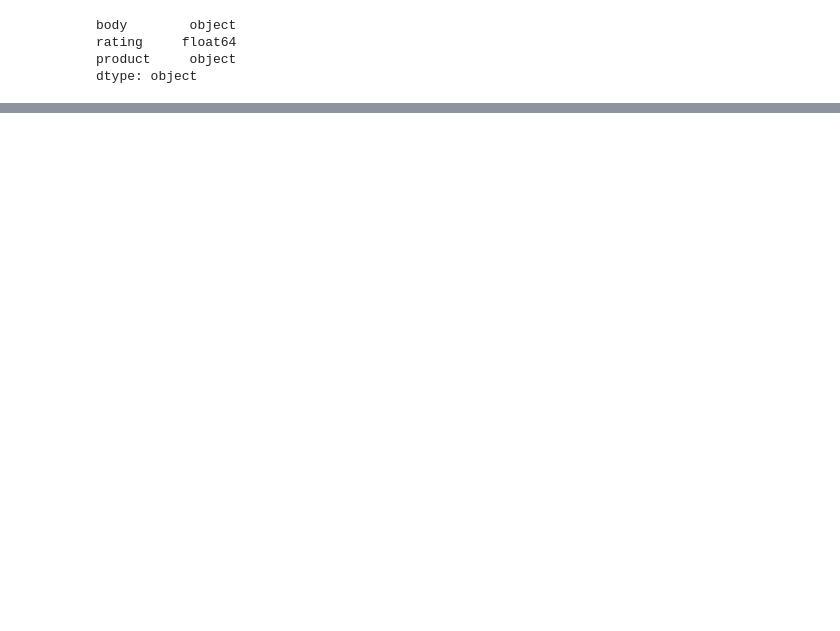
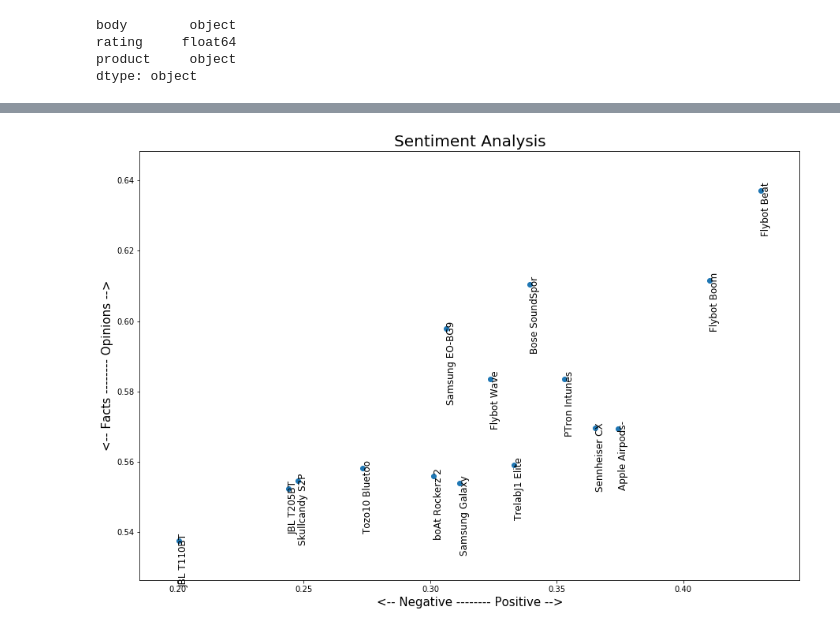
Before and after one commit to larrycurran/Aspect-based-Sentiment-Analysis---Amazon-Reviews-of-Wireless-Headphones, a Jupyter notebook: Code/Sentiment_analysis.ipynb, the cells around one changed output, grey strips where cells are left out. Drawn from its saved outputs; the diff is of its cells as text; code cells hidden in the pictures; blank space fills up the shorter version.

```diff
--- a/Code/Sentiment_analysis.ipynb
+++ b/Code/Sentiment_analysis.ipynb
@@ -57,17 +57 @@ df
 31868 rows × 5 columns
-# %%
-# Visualizing the overall sentiment analysis
-plt.figure(figsize=(12,8))
-
-for index, product in enumerate(df.index):
-    x = df.polarity.loc[product].mean()
-    y = df.subjectivity.loc[product].mean()
-    plt.scatter(x, y, color='blue')
-    plt.text(x+.001, y+.001, df['product'][index], fontsize=10)
-    plt.xlim(-.01, .12)
-
-plt.title('Sentiment Analysis', fontsize=20)
-plt.xlabel('<-- Negative -------- Positive -->', fontsize=15)
-plt.ylabel('<-- Facts -------- Opinions -->', fontsize=15)
-
-plt.show()
@@ -76,0 +60,3 @@ KeyboardInterrupt:
+# %%
+polsub = pd.DataFrame(df.groupby('product').polarity.mean())
+polsub
@@ -76,0 +81,3 @@ KeyboardInterrupt:
+# %%
+polsub['subjectivity']=df.groupby('product').subjectivity.mean()
+polsub
@@ -76,0 +112,15 @@ KeyboardInterrupt:
+# %%
+plt.figure(figsize=(15,10))
+plt.scatter(polsub['polarity'], polsub['subjectivity'])
+plt.title('Sentiment Analysis', fontsize=20)
+plt.xlabel('<-- Negative -------- Positive -->', fontsize=15)
+plt.ylabel('<-- Facts -------- Opinions -->', fontsize=15)
+for i in range(len(polsub)):
+    x= polsub['polarity'].values
+    y=polsub['subjectivity'].values
+    s= polsub.index.values
+    plt.annotate(s[i][:14], xy=(x[i],y[i]), fontsize=12, rotation=90)
+plt.show;
+plt.savefig('Overall_Sentiment_Analysis.jpg')
+# %% [output]
+[figure, added]
```
Also changed, not shown: parts of 7 cells of this notebook, 13 other files.
